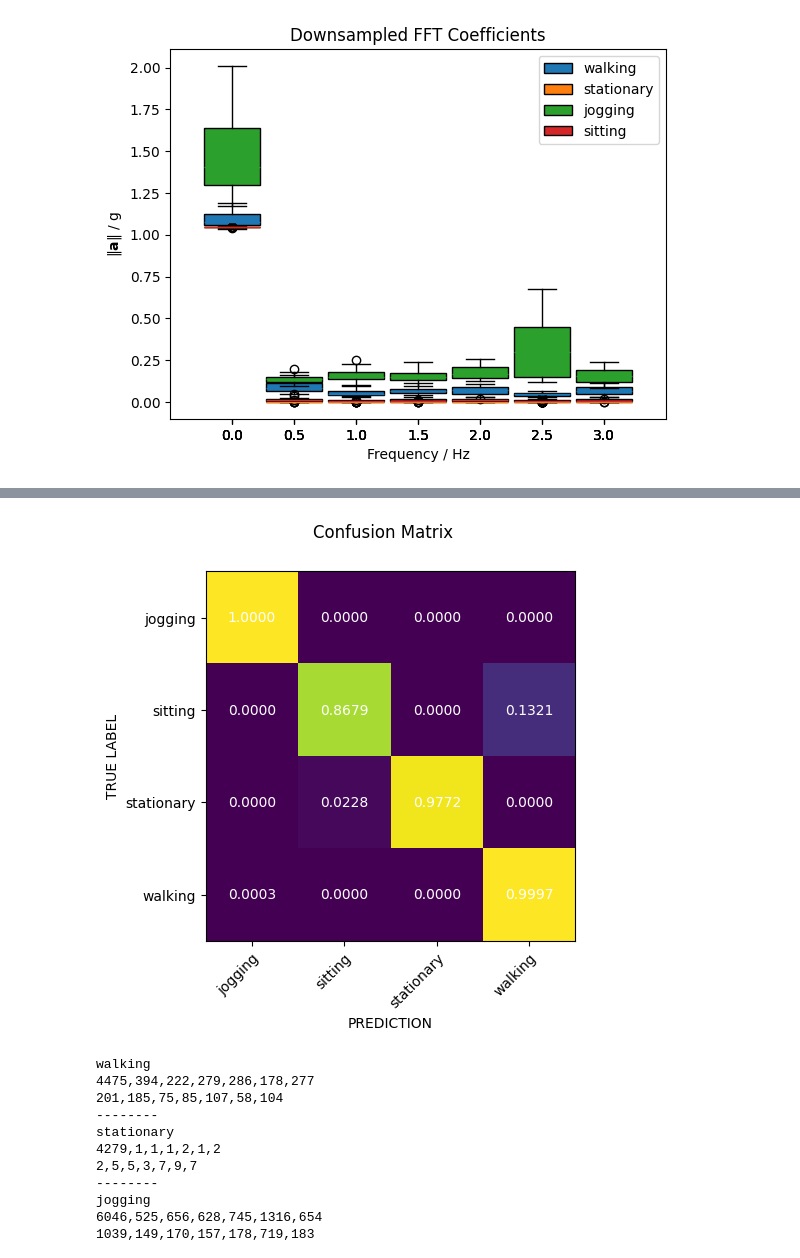
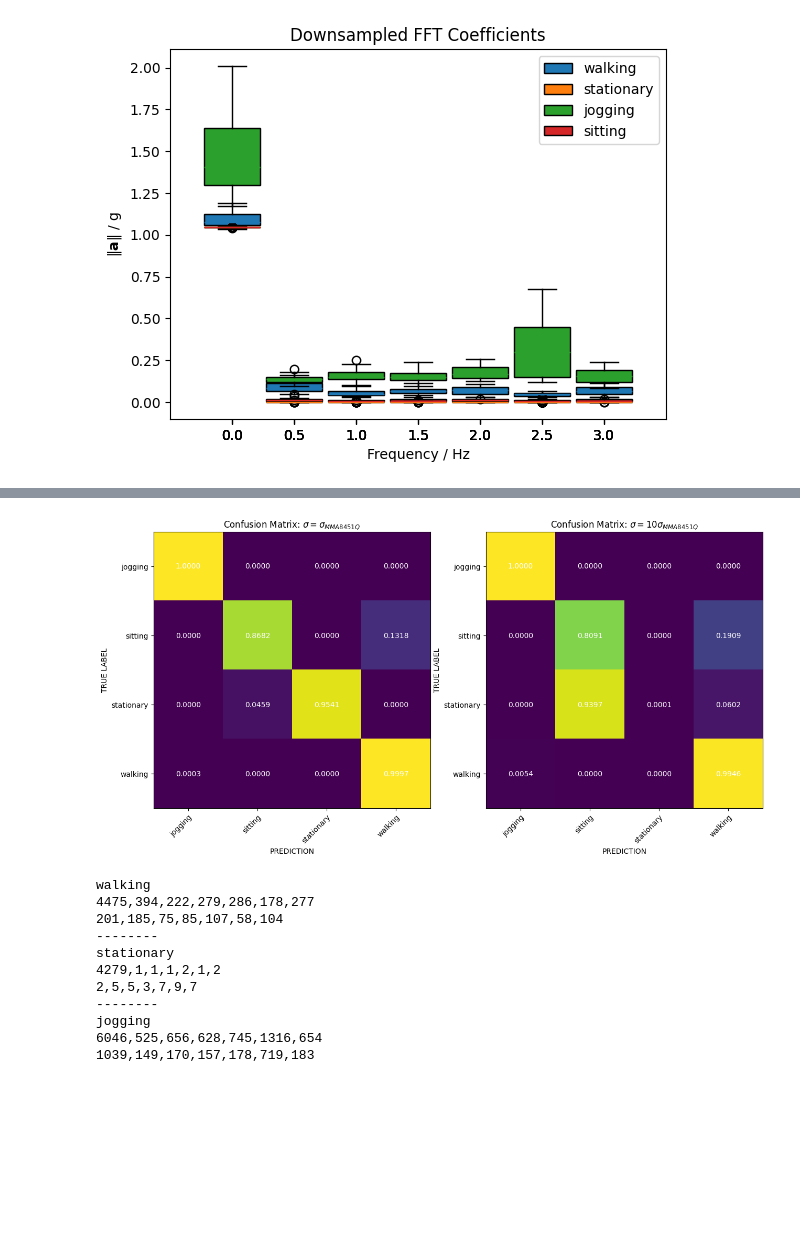
Before and after one commit to strattonite/har, a Jupyter notebook: algo-dev.ipynb, the cells around one changed output, grey strips where cells are left out. Cells and saved outputs as stored; diff of their text form; code cells hidden in the pictures; blank space fills up the shorter version.

```diff
--- a/algo-dev.ipynb
+++ b/algo-dev.ipynb
@@ -162,6 +220,6 @@ plt.show()
 # %%
 colors = mpl.colormaps["tab10"]
-distrubutions = {}
+distributions = {}
 samples = {}
 
 FILENAMES = ["walking", "stationary", "jogging", "sitting"]
@@ -180,7 +238,7 @@ for (i, filename) in enumerate(FILENAMES):
     downsampled = np.array(downsampled)
     print(f"{filename} -> {downsampled.shape[0]} samples")
 
-    distrubutions[filename] = np.mean(downsampled, axis=0), np.std(downsampled, axis=0)
+    distributions[filename] = np.mean(downsampled, axis=0), np.std(downsampled, axis=0)
 
     bplot = plt.boxplot(downsampled / FREQ_SCALE,
                          positions=np.linspace(0, 3.0, 7),
@@ -195,6 +253,7 @@ plt.legend()
 plt.title("Downsampled FFT Coefficients")
 plt.xlabel("Frequency / Hz")
 plt.ylabel("$\\|\\mathbf{a}\\|$ / g")
+plt.savefig("./figures/fft-coefs.jpg", dpi=800)
 plt.show()
 # %% [output]
 walking -> 12 samples
@@ -245,27 +303,38 @@ shape: (5, 5)
 # %%
-cm = (inference
-    .group_by("label")
-    .agg(pl.all().mean())
-    .sort("label")
-    .select(sorted(inference.columns))
-    .select(pl.all().exclude("label")))
+cm1 = get_confusion_matrix(1. * np.std(mags))
+cm10 = get_confusion_matrix(10. * np.std(mags))
 
-fig, ax = plt.subplots()
-m = cm.to_numpy()
-ax.imshow(m)
-ax.set_xticks(range(len(cm.columns)), labels=cm.columns, rotation=45, ha="right", rotation_mode="anchor")
-ax.set_yticks(range(len(cm.columns)), labels=cm.columns)
-ax.set_xlabel("PREDICTION")
-ax.set_ylabel("TRUE LABEL")
+fig, (ax1, ax10) = plt.subplots(ncols=2, figsize=(15, 7))
+m1 = cm1.to_numpy()
 
-for i in range(len(cm.columns)):
-    for j in range(len(cm.columns)):
-        ax.text(j, i, f"{m[i, j]:.4f}", ha="center", va="center", color="w")
+ax1.imshow(m1)
+ax1.set_xticks(range(len(cm1.columns)), labels=cm1.columns, rotation=45, ha="right", rotation_mode="anchor")
+ax1.set_yticks(range(len(cm1.columns)), labels=cm1.columns)
+ax1.set_xlabel("PREDICTION")
+ax1.set_ylabel("TRUE LABEL")
 
-fig.suptitle("Confusion Matrix")
+for i in range(len(cm1.columns)):
+    for j in range(len(cm1.columns)):
+        ax1.text(j, i, f"{m1[i, j]:.4f}", ha="center", va="center", color="w")
+
+m10 = cm10.to_numpy()
+
+ax10.imshow(m10)
+ax10.set_xticks(range(len(cm10.columns)), labels=cm10.columns, rotation=45, ha="right", rotation_mode="anchor")
+ax10.set_yticks(range(len(cm10.columns)), labels=cm10.columns)
+ax10.set_xlabel("PREDICTION")
+ax10.set_ylabel("TRUE LABEL")
+
+for i in range(len(cm10.columns)):
+    for j in range(len(cm10.columns)):
+        ax10.text(j, i, f"{m10[i, j]:.4f}", ha="center", va="center", color="w")
+
+ax1.set_title("Confusion Matrix: $\\sigma = \\sigma_{MMA8451Q}$")
+ax10.set_title("Confusion Matrix: $\\sigma = 10\\sigma_{MMA8451Q}$")
+plt.savefig("./figures/cm.jpg", dpi=800)
 plt.show()
 # %% [output]
-[figure, old version]
+[figure, new version]
 # %%
 for k, (mean, std) in distrubutions.items():
     print(k)
```
Also changed, not shown: parts of 10 cells of this notebook, 6 other files.
